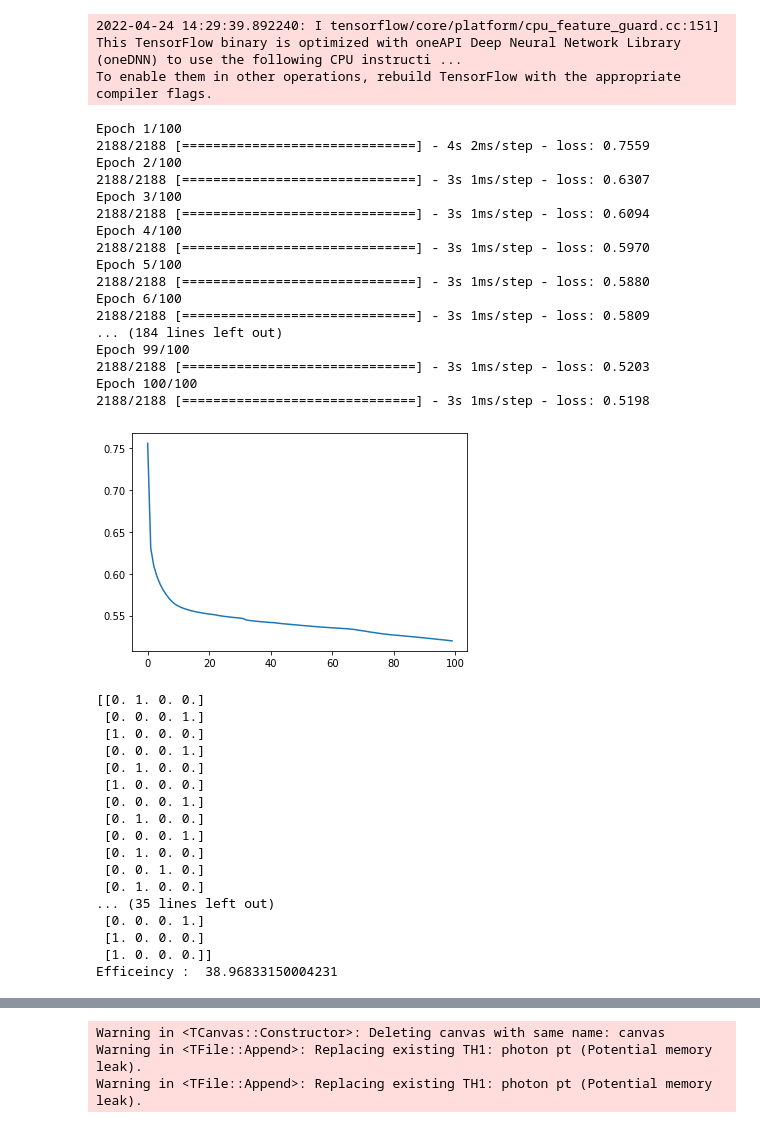
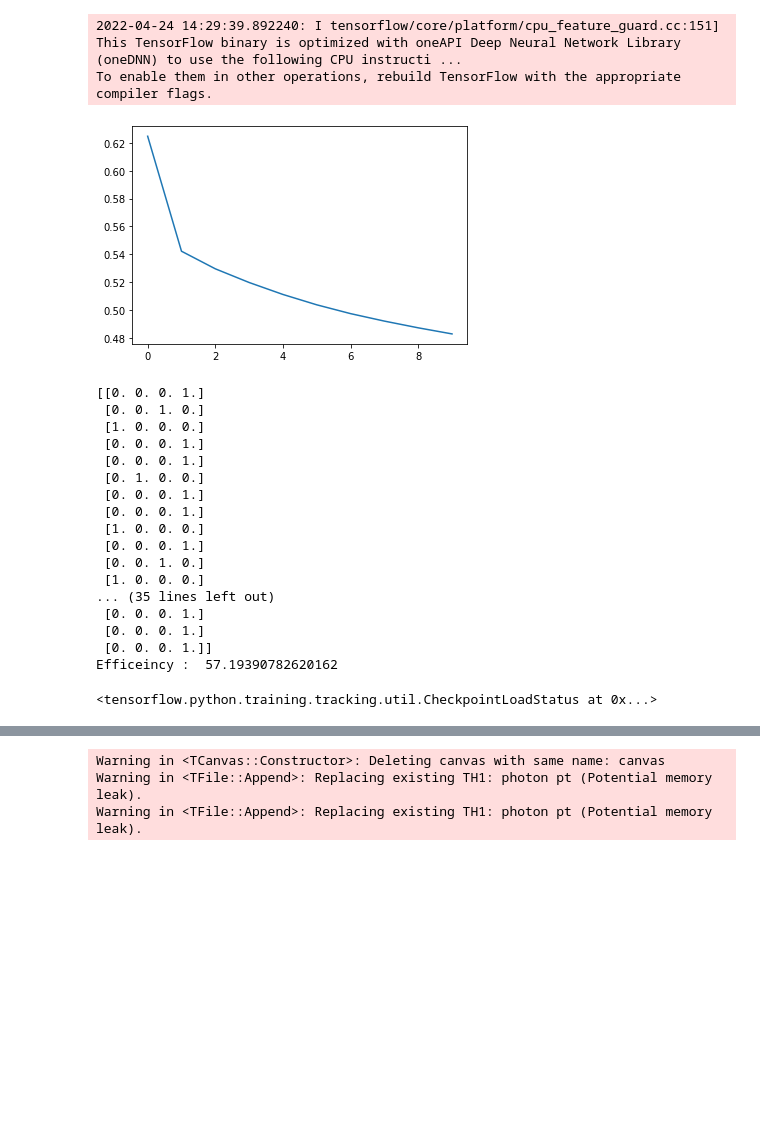
Before and after one commit to dan-bernard/Higgs, a Jupyter notebook: Higgs NN.ipynb, the cells around one changed output, grey strips where cells are left out. Saved outputs shown, nothing was run; the diff lists cells and outputs as text; code cells hidden in the pictures; blank space fills up the shorter version.

Commit message:
callback saving

```diff
--- a/Higgs NN.ipynb
+++ b/Higgs NN.ipynb
@@ -17,13 +19,24 @@ ttH = ROOT.TFile.Open("mc_341081.ttH125_gamgam.GamGam.root")
 ggH = ROOT.TFile.Open("mc_343981.ggH125_gamgam.GamGam.root")
 WWH = ROOT.TFile.Open("mc_345041.VBFH125_gamgam.GamGam.root")
 data1 = ROOT.TFile.Open("data_A.GamGam.root")
+data2 = ROOT.TFile.Open("data_B.GamGam.root")
+data3 = ROOT.TFile.Open("data_C.GamGam.root")
+data4 = ROOT.TFile.Open("data_D.GamGam.root")
 
-Channels = {"ttH":ttH.Get("mini"),"ggH":ggH.Get("mini"),"WWH":WWH.Get("mini"), 'data1':data1.Get('mini')}
+Channels = {"ttH":ttH.Get("mini"),
+            "ggH":ggH.Get("mini"),
+            "WWH":WWH.Get("mini"),
+            'data1':data1.Get('mini'),
+            'data2':data2.Get('mini'),
+            'data3':data3.Get('mini'),
+            'data4':data4.Get('mini')
+           }
 
 for channel in Channels:
     print("Channel:",channel,"has",Channels[channel].GetEntries(),"entries")
 
-OutputMap = {"ttH":[1,0,0,0],"ggH":[0,1,0,0],"WWH":[0,0,1,0], 'data1':[0,0,0,1]}
+OutputMap = {"ttH":[1,0,0,0],"ggH":[0,1,0,0],"WWH":[0,0,1,0],
+             'data1':[0,0,0,1], 'data2':[0,0,0,1], 'data3':[0,0,0,1], 'data4':[0,0,0,1]}
 
 # Here we shall store the two photons & outputs
 dataset = []
@@ -117,57 +136,40 @@ To enable them in other operations, rebuild TensorFlow with the appropriate comp
 ''' Building the NN '''
 
 tf.keras.backend.clear_session()
 
-ilayer = layers.Dense(units = 4, input_dim = len(dataset[0,:-4]), activation="relu")
+ilayer = layers.Dense(units = 7, input_dim = len(dataset[0,:-4]), activation="relu")
 layer1 = layers.Dense(units = 8, activation="relu")
 layer2 = layers.Dense(units = 9, activation="relu")
 olayer = layers.Dense(units = 4, activation = "sigmoid")
 
-#last layer has 3 nodes - 3 possibilities
+#last layer has 7 nodes - 7 possibilities
 
 model2 = keras.Sequential([ilayer,layer1,layer2,olayer])
 
 fraction = 0.35
 point = int(len(dataset)*fraction)
 
 xtrain = dataset[:point,:-4]
 ytrain = dataset[:point,-4:]
 
 xtest  = dataset[point:,:-4]
 ytest  = dataset[point:,-4:]
 
 model2.compile(
     optimizer = keras.optimizers.SGD(0.001),
     loss="binary_crossentropy"
     )
 
 ''' Training the NN '''
 
-history = model2.fit(x = xtrain, y=ytrain, epochs=100, verbose = True)
+history = model2.fit(x = xtrain, y=ytrain, epochs=10, verbose = False, callbacks = [modelsaver])
 plt.plot(history.history["loss"])
 plt.show()
 # %% [output]
-Epoch 1/100
-2188/2188 [==============================] - 4s 2ms/step - loss: 0.7559
-Epoch 2/100
-2188/2188 [==============================] - 3s 1ms/step - loss: 0.6307
-Epoch 3/100
-2188/2188 [==============================] - 3s 1ms/step - loss: 0.6094
-Epoch 4/100
-2188/2188 [==============================] - 3s 1ms/step - loss: 0.5970
-Epoch 5/100
-2188/2188 [==============================] - 3s 1ms/step - loss: 0.5880
-Epoch 6/100
-2188/2188 [==============================] - 3s 1ms/step - loss: 0.5809
-... (184 lines left out)
-Epoch 99/100
-2188/2188 [==============================] - 3s 1ms/step - loss: 0.5203
-Epoch 100/100
-2188/2188 [==============================] - 3s 1ms/step - loss: 0.5198
-[figure, old version]
+[figure, new version]
 # %%
-pred = model2.predict(xtrain)
-test = model2.predict(xtest)
+pred = savedmodel.predict(xtrain)
+test = savedmodel.predict(xtest)
 
 
 #P = pred[:50,:]
@@ -201,20 +203,20 @@ for predict in diff:
 eff /= len(diff)
 print("Efficeincy : ",eff*100)
 # %% [output]
-[[0. 1. 0. 0.]
+[[0. 0. 0. 1.]
+ [0. 0. 1. 0.]
+ [1. 0. 0. 0.]
+ [0. 0. 0. 1.]
+ [0. 0. 0. 1.]
+ [0. 1. 0. 0.]
+ [0. 0. 0. 1.]
  [0. 0. 0. 1.]
  [1. 0. 0. 0.]
  [0. 0. 0. 1.]
- [0. 1. 0. 0.]
+ [0. 0. 1. 0.]
  [1. 0. 0. 0.]
- [0. 0. 0. 1.]
- [0. 1. 0. 0.]
- [0. 0. 0. 1.]
- [0. 1. 0. 0.]
- [0. 0. 1. 0.]
- [0. 1. 0. 0.]
 ... (35 lines left out)
  [0. 0. 0. 1.]
- [1. 0. 0. 0.]
- [1. 0. 0. 0.]]
-Efficeincy :  38.96833150004231
+ [0. 0. 0. 1.]
+ [0. 0. 0. 1.]]
+Efficeincy :  57.19390782620162
@@ -221,3 +240,7 @@ Efficeincy :  38.96833150004231
+# %%
+savedmodel.load_weights(modelfolder)
+# %% [output]
+<tensorflow.python.training.tracking.util.CheckpointLoadStatus at 0x...>
 # %%
 print(ytest[0])
 print(pred[0])
```
Also changed, not shown: parts of 6 cells of this notebook.
